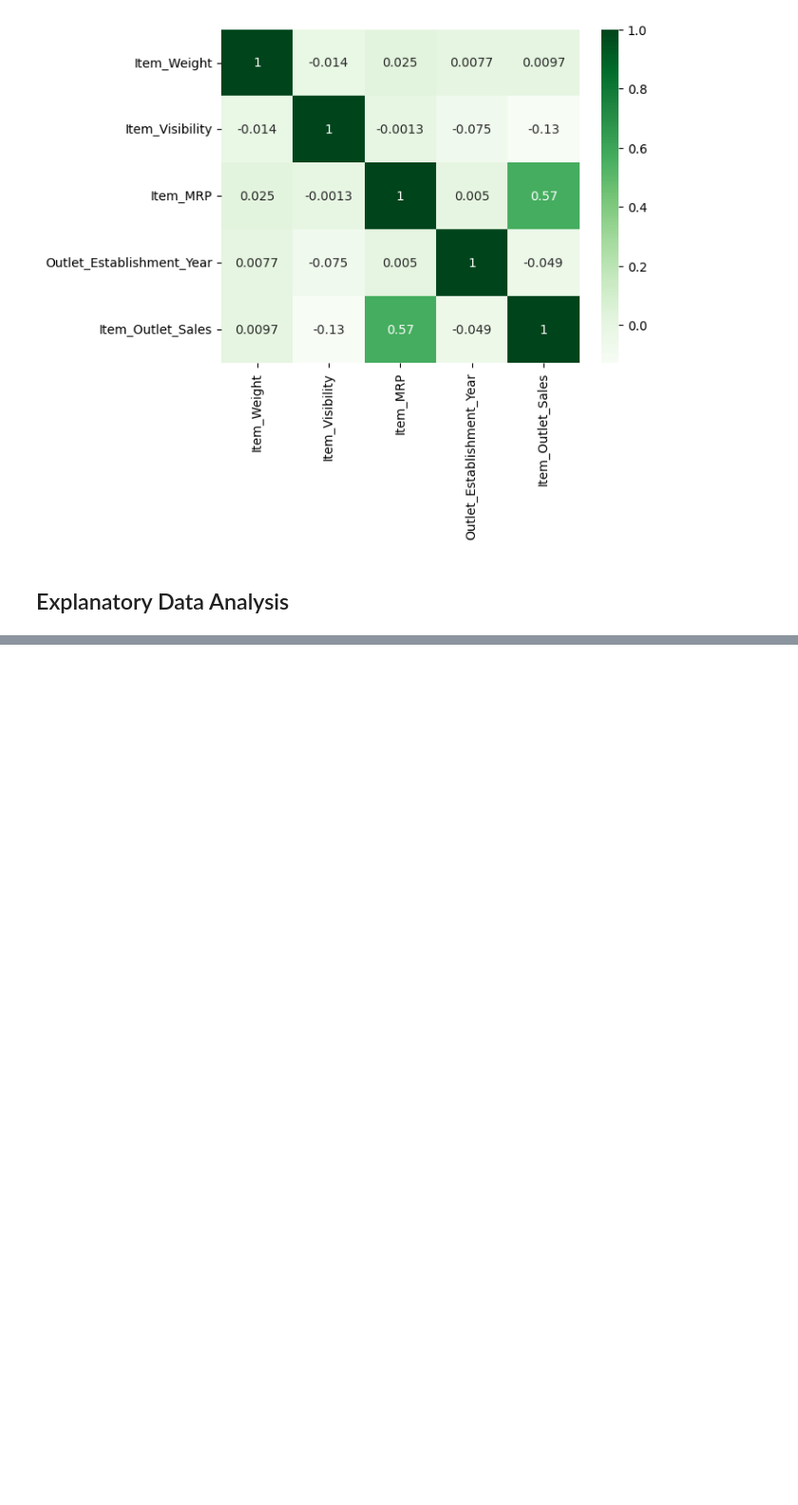
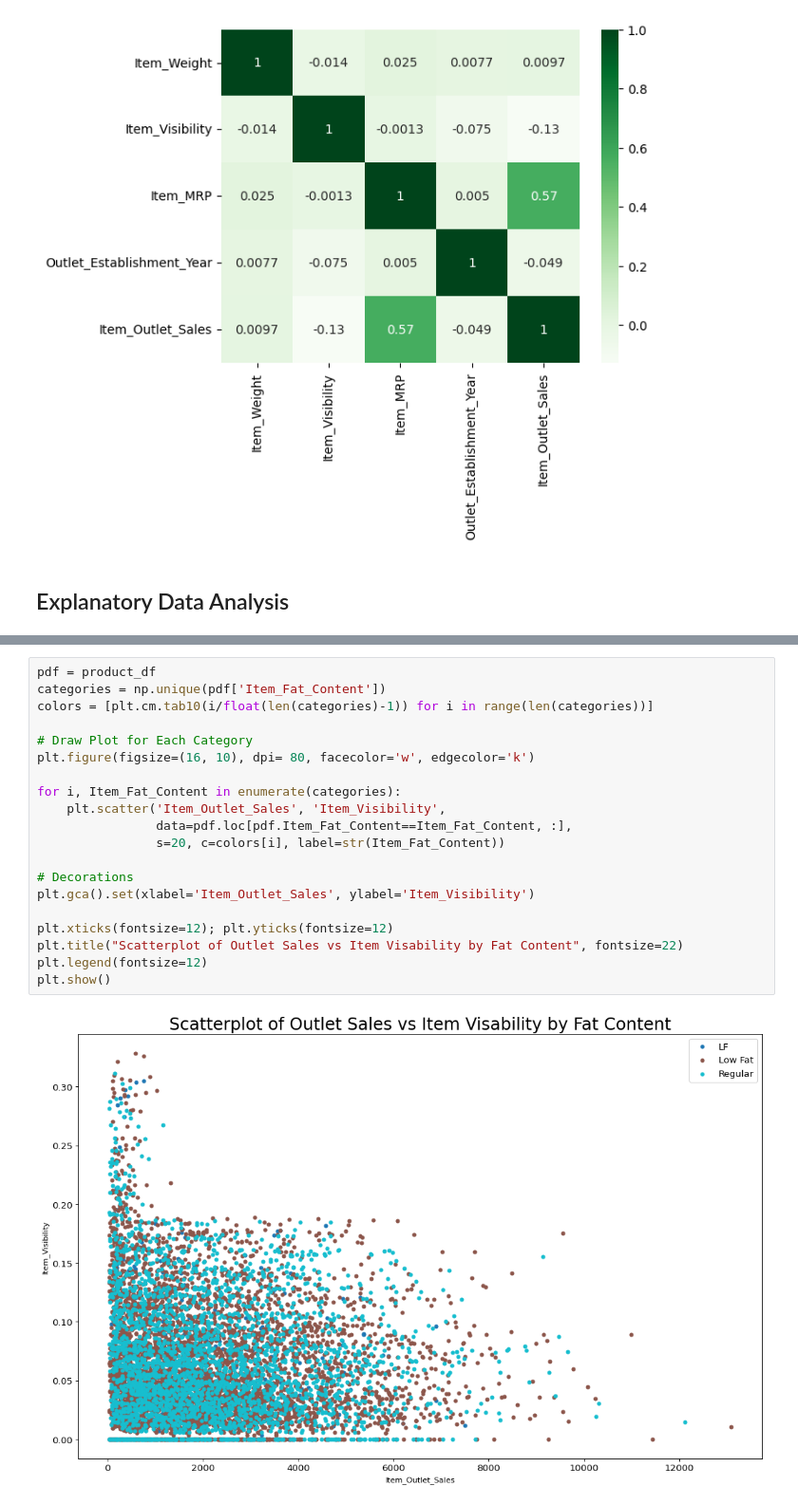
Before and after one commit to tjbingamon/Prediction-of-Product-Sales, a Jupyter notebook: Prediction-of-Product-Sales.ipynb, the cells around one changed output, grey strips where cells are left out. Shown: that part at 95% size. Drawn from its saved outputs; the diff is of its cells as text; blank space fills up the shorter version.

```diff
--- a/Prediction-of-Product-Sales.ipynb
+++ b/Prediction-of-Product-Sales.ipynb
@@ -264,0 +275,22 @@ sns.heatmap(corr, cmap = 'Greens', annot = True)
+# %%
+pdf = product_df
+categories = np.unique(pdf['Item_Fat_Content'])
+colors = [plt.cm.tab10(i/float(len(categories)-1)) for i in range(len(categories))]
+
+# Draw Plot for Each Category
+plt.figure(figsize=(16, 10), dpi= 80, facecolor='w', edgecolor='k')
+
+for i, Item_Fat_Content in enumerate(categories):
+    plt.scatter('Item_Outlet_Sales', 'Item_Visibility',
+                data=pdf.loc[pdf.Item_Fat_Content==Item_Fat_Content, :],
+                s=20, c=colors[i], label=str(Item_Fat_Content))
+
+# Decorations
+plt.gca().set(xlabel='Item_Outlet_Sales', ylabel='Item_Visibility')
+
+plt.xticks(fontsize=12); plt.yticks(fontsize=12)
+plt.title("Scatterplot of Outlet Sales vs Item Visability by Fat Content", fontsize=22)
+plt.legend(fontsize=12)
+plt.show()
+# %% [output]
+[figure, added]
```
Also changed, not shown: parts of 4 cells of this notebook.
